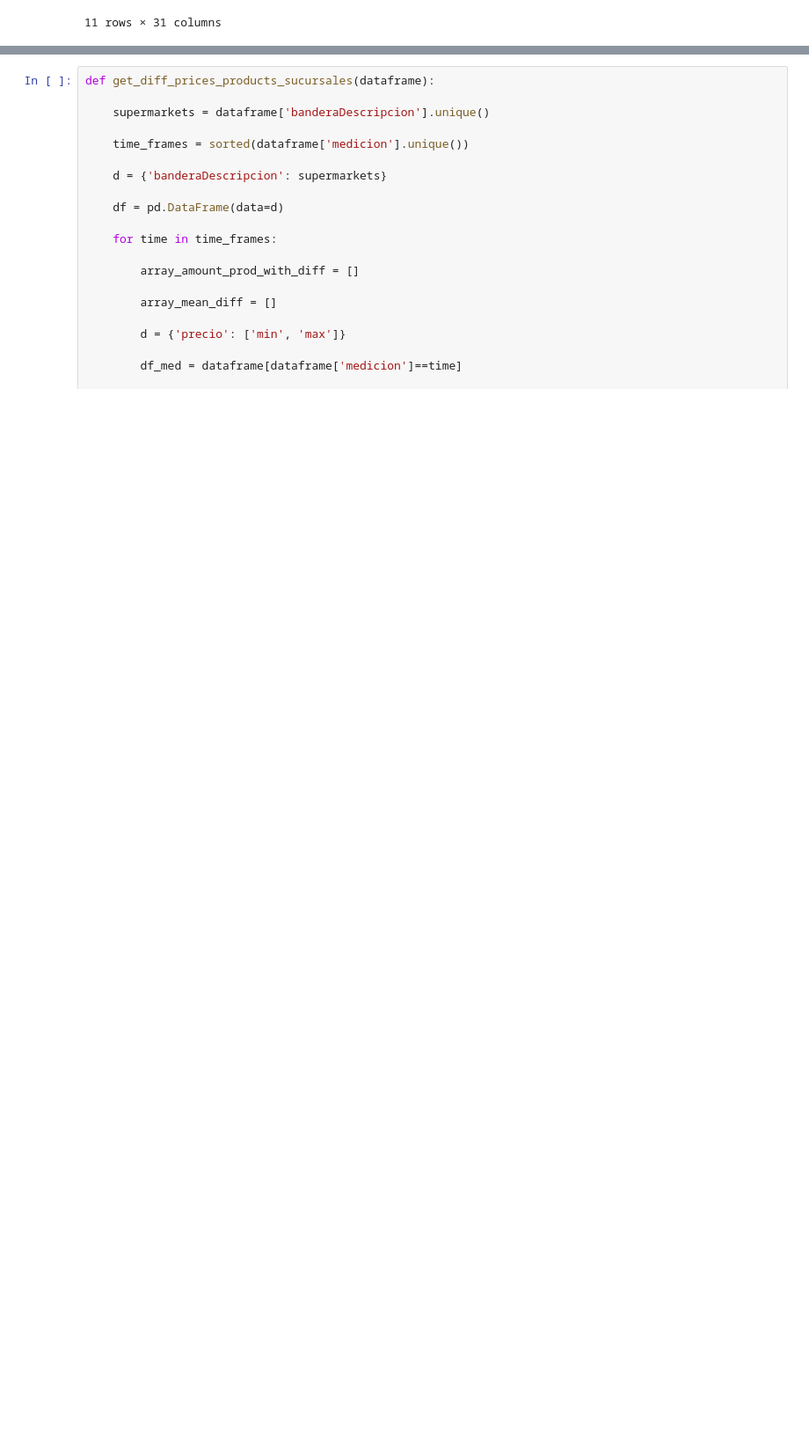
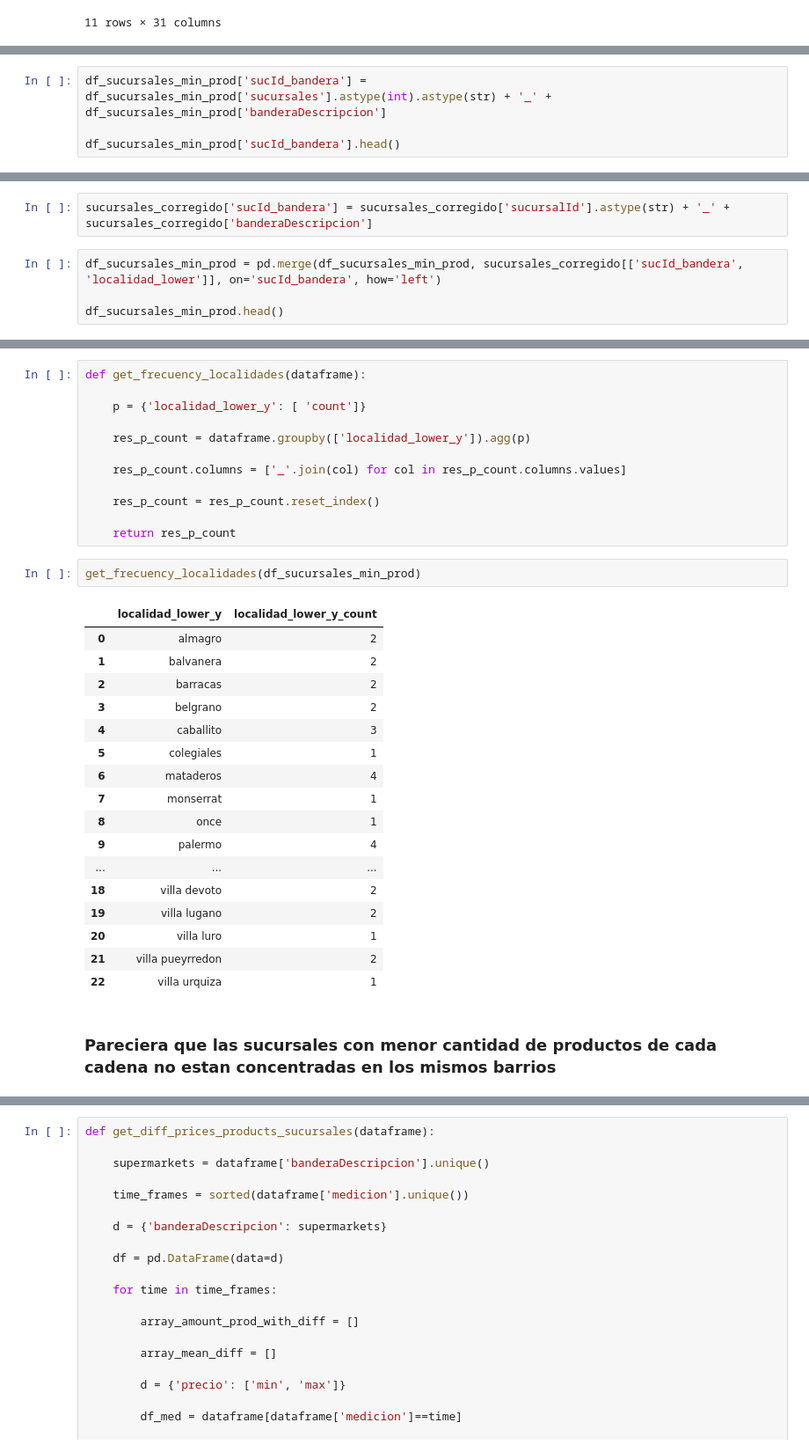
Before and after one commit to pabloveraML/DM_TP1, a Jupyter notebook: TP01 - preprocess - Tomas.ipynb, the cells around one changed output, grey strips where cells are left out. Shown at 88% size. Cells and saved outputs as stored; diff of their text form; blank space fills up the shorter version.

```diff
--- a/TP01 - preprocess - Tomas.ipynb
+++ b/TP01 - preprocess - Tomas.ipynb
@@ -501,0 +835,4 @@ number_products_per_sucursal(precio_producto_sucursal)
+# %%
+df_sucursales_min_prod['sucId_bandera'] = df_sucursales_min_prod['sucursales'].astype(int).astype(str) + '_' + df_sucursales_min_prod['banderaDescripcion']
+
+df_sucursales_min_prod['sucId_bandera'].head()
@@ -501,0 +846,6 @@ number_products_per_sucursal(precio_producto_sucursal)
+# %%
+sucursales_corregido['sucId_bandera'] = sucursales_corregido['sucursalId'].astype(str) + '_' + sucursales_corregido['banderaDescripcion']
+# %%
+df_sucursales_min_prod = pd.merge(df_sucursales_min_prod, sucursales_corregido[['sucId_bandera', 'localidad_lower']], on='sucId_bandera', how='left')
+
+df_sucursales_min_prod.head()
@@ -502,3 +859,37 @@ number_products_per_sucursal(precio_producto_sucursal)
+# %%
+def get_frecuency_localidades(dataframe):
+
+    p = {'localidad_lower_y': [ 'count']}
+
+    res_p_count = dataframe.groupby(['localidad_lower_y']).agg(p)
+
+    res_p_count.columns = ['_'.join(col) for col in res_p_count.columns.values]
+
+    res_p_count = res_p_count.reset_index()
+
+    return res_p_count
+# %%
+get_frecuency_localidades(df_sucursales_min_prod)
+# %% [output]
+|  | localidad_lower_y | localidad_lower_y_count |
+| 0 | almagro | 2 |
+| 1 | balvanera | 2 |
+| 2 | barracas | 2 |
+| 3 | belgrano | 2 |
+| 4 | caballito | 3 |
+| 5 | colegiales | 1 |
+| 6 | mataderos | 4 |
+| 7 | monserrat | 1 |
+| 8 | once | 1 |
+| 9 | palermo | 4 |
+| ... | ... | ... |
+| 18 | villa devoto | 2 |
+| 19 | villa lugano | 2 |
+| 20 | villa luro | 1 |
+| 21 | villa pueyrredon | 2 |
+| 22 | villa urquiza | 1 |
+# %% [markdown]
+### Pareciera que las sucursales con menor cantidad de productos de cada cadena no estan concentradas en los mismos barrios
 # %% [markdown]
 ## Vamos a tratar de inferir la existencia de estrategias competitivas de las diferentes marcas de supermercados:
 
```
Also changed, not shown: parts of 42 cells of this notebook, 1 other file.
